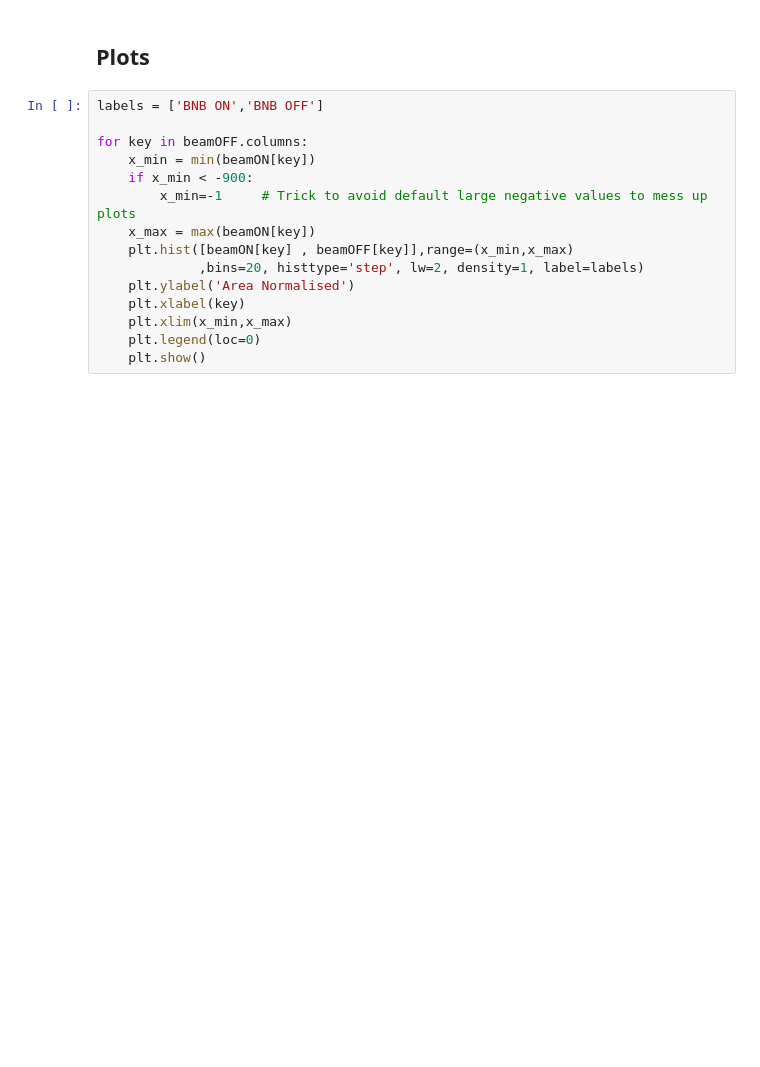
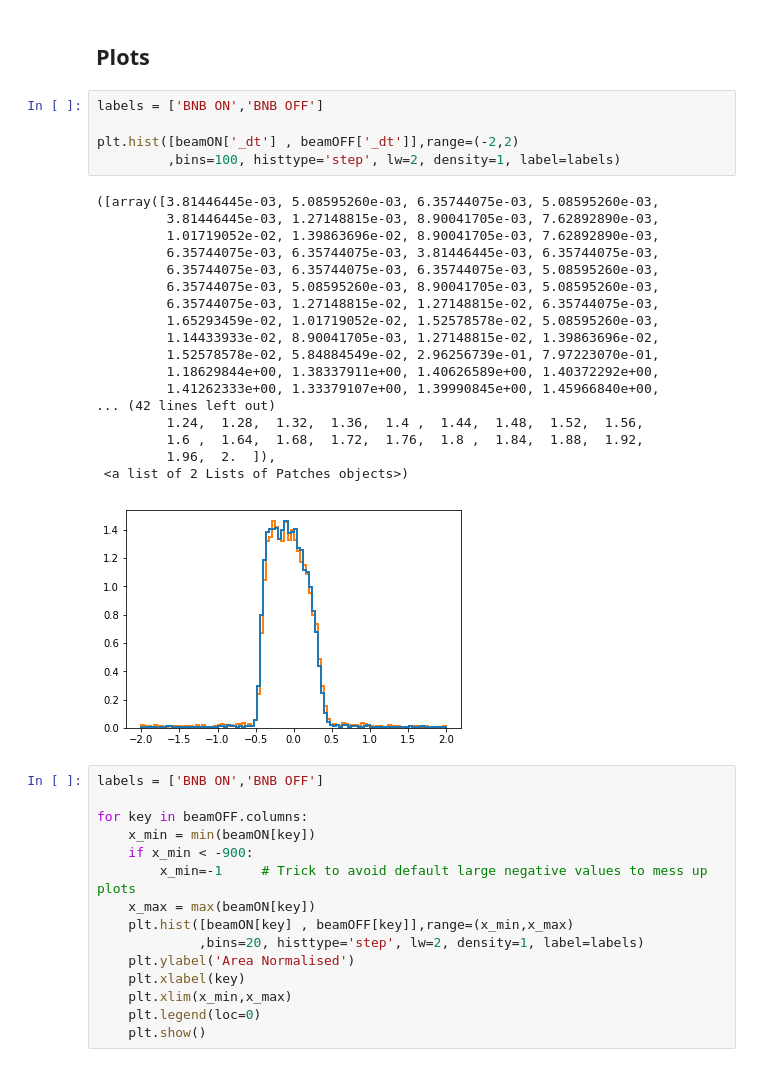
Before and after one commit to Wouter-VDP/CRTVeto, a Jupyter notebook: CRTveto.ipynb, the cells around one changed output. Drawn from its saved outputs; the diff is of its cells as text; blank space fills up the shorter version.

```diff
--- a/CRTveto.ipynb
+++ b/CRTveto.ipynb
@@ -63,5 +70,29 @@ Vetoed in Beam OFF:     66.07%.
 # %% [markdown]
 ## Plots
+# %%
+labels = ['BNB ON','BNB OFF']
+
+plt.hist([beamON['_dt'] , beamOFF['_dt']],range=(-2,2)
+         ,bins=100, histtype='step', lw=2, density=1, label=labels)
+# %% [output]
+([array([3.81446445e-03, 5.08595260e-03, 6.35744075e-03, 5.08595260e-03,
+         3.81446445e-03, 1.27148815e-03, 8.90041705e-03, 7.62892890e-03,
+         1.01719052e-02, 1.39863696e-02, 8.90041705e-03, 7.62892890e-03,
+         6.35744075e-03, 6.35744075e-03, 3.81446445e-03, 6.35744075e-03,
+         6.35744075e-03, 6.35744075e-03, 6.35744075e-03, 5.08595260e-03,
+         6.35744075e-03, 5.08595260e-03, 8.90041705e-03, 5.08595260e-03,
+         6.35744075e-03, 1.27148815e-02, 1.27148815e-02, 6.35744075e-03,
+         1.65293459e-02, 1.01719052e-02, 1.52578578e-02, 5.08595260e-03,
+         1.14433933e-02, 8.90041705e-03, 1.27148815e-02, 1.39863696e-02,
+         1.52578578e-02, 5.84884549e-02, 2.96256739e-01, 7.97223070e-01,
+         1.18629844e+00, 1.38337911e+00, 1.40626589e+00, 1.40372292e+00,
+         1.41262333e+00, 1.33379107e+00, 1.39990845e+00, 1.45966840e+00,
+... (42 lines left out)
+         1.24,  1.28,  1.32,  1.36,  1.4 ,  1.44,  1.48,  1.52,  1.56,
+         1.6 ,  1.64,  1.68,  1.72,  1.76,  1.8 ,  1.84,  1.88,  1.92,
+         1.96,  2.  ]),
+ <a list of 2 Lists of Patches objects>)
+[figure, added]
 # %%
 labels = ['BNB ON','BNB OFF']
 
```
Also changed, not shown: parts of 6 cells of this notebook, 7 other files.
